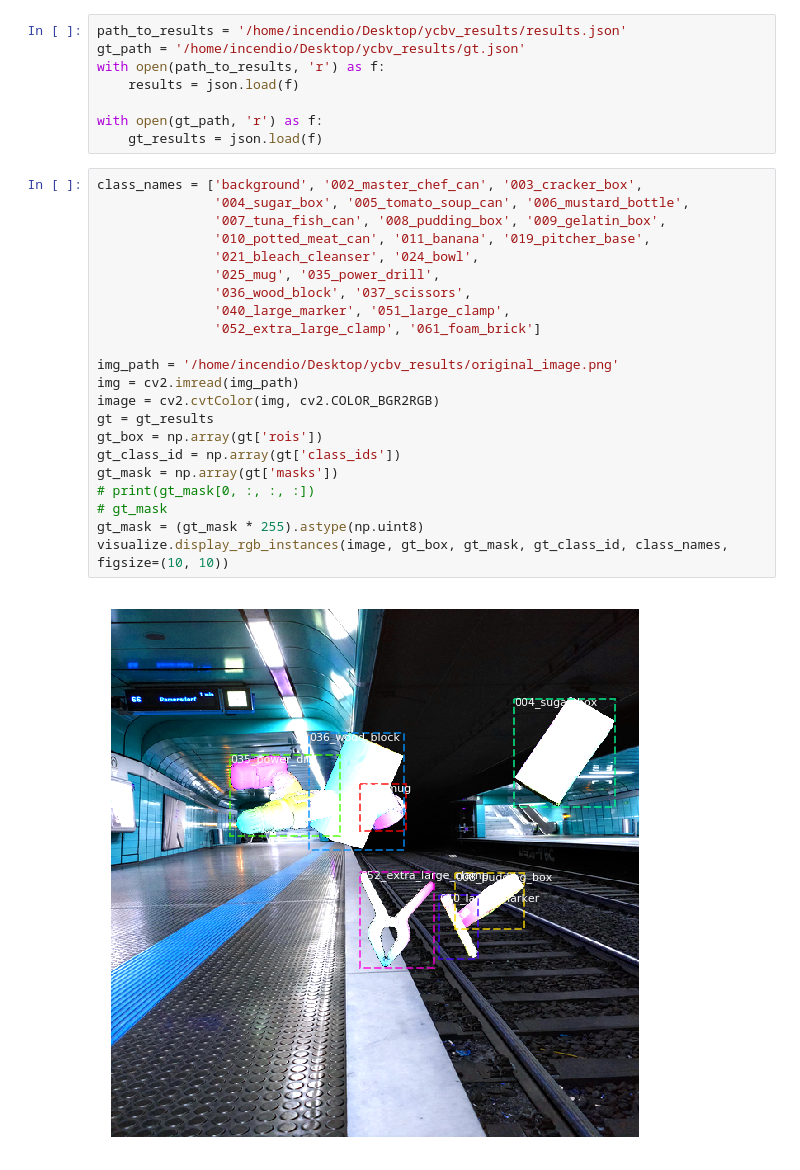
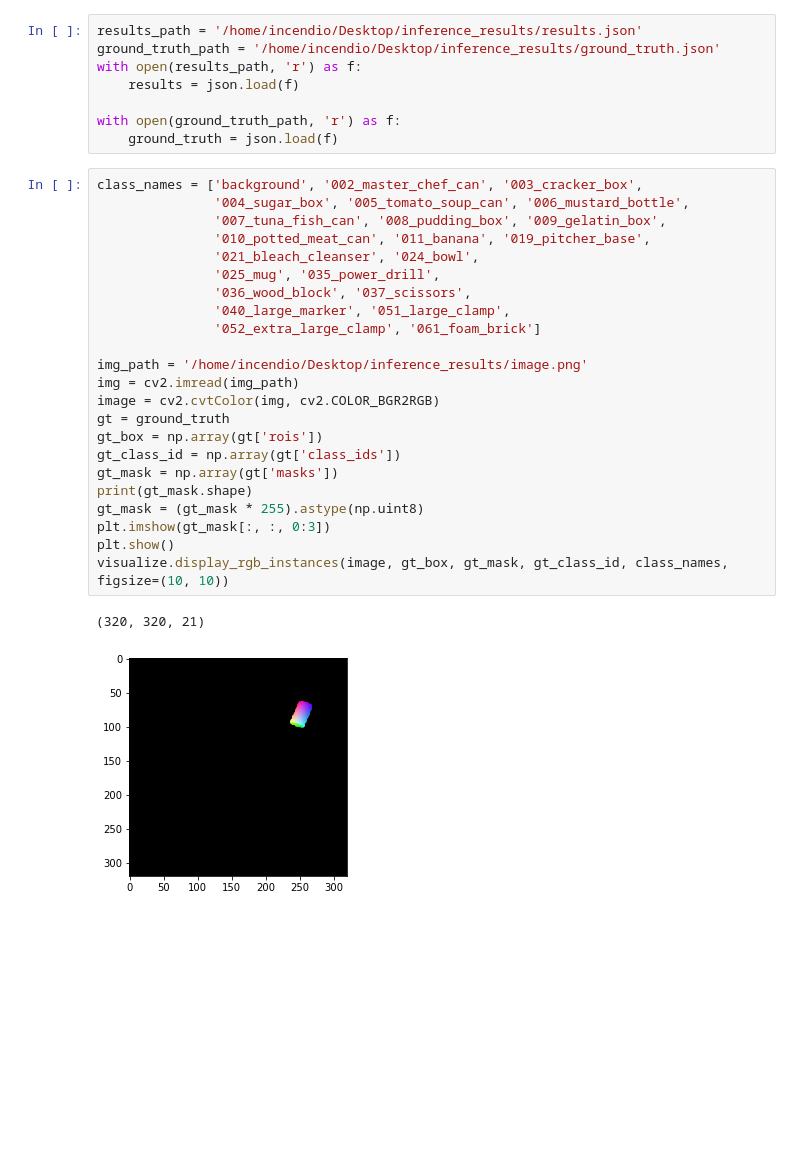
Before and after one commit to CosmosHua/Pose_Estimation, a Jupyter notebook: samples/ycbv/inspect_inference.ipynb, the cells around one changed output. Drawn from its saved outputs; the diff is of its cells as text; blank space fills up the shorter version.

```diff
--- a/samples/ycbv/inspect_inference.ipynb
+++ b/samples/ycbv/inspect_inference.ipynb
@@ -6,33 +7,35 @@ from mrcnn import visualize
 import matplotlib.pyplot as plt
 # %%
-path_to_results = '/home/incendio/Desktop/ycbv_results/results.json'
-gt_path = '/home/incendio/Desktop/ycbv_results/gt.json'
-with open(path_to_results, 'r') as f:
+results_path = '/home/incendio/Desktop/inference_results/results.json'
+ground_truth_path = '/home/incendio/Desktop/inference_results/ground_truth.json'
+with open(results_path, 'r') as f:
     results = json.load(f)
 
-with open(gt_path, 'r') as f:
-    gt_results = json.load(f)
+with open(ground_truth_path, 'r') as f:
+    ground_truth = json.load(f)
 # %%
 class_names = ['background', '002_master_chef_can', '003_cracker_box',
                '004_sugar_box', '005_tomato_soup_can', '006_mustard_bottle',
                '007_tuna_fish_can', '008_pudding_box', '009_gelatin_box',
                '010_potted_meat_can', '011_banana', '019_pitcher_base',
                '021_bleach_cleanser', '024_bowl',
                '025_mug', '035_power_drill',
                '036_wood_block', '037_scissors',
                '040_large_marker', '051_large_clamp',
                '052_extra_large_clamp', '061_foam_brick']
 
-img_path = '/home/incendio/Desktop/ycbv_results/original_image.png'
+img_path = '/home/incendio/Desktop/inference_results/image.png'
 img = cv2.imread(img_path)
 image = cv2.cvtColor(img, cv2.COLOR_BGR2RGB)
-gt = gt_results
+gt = ground_truth
 gt_box = np.array(gt['rois'])
 gt_class_id = np.array(gt['class_ids'])
 gt_mask = np.array(gt['masks'])
-# print(gt_mask[0, :, :, :])
-# gt_mask
+print(gt_mask.shape)
 gt_mask = (gt_mask * 255).astype(np.uint8)
+plt.imshow(gt_mask[:, :, 0:3])
+plt.show()
 visualize.display_rgb_instances(image, gt_box, gt_mask, gt_class_id, class_names, figsize=(10, 10))
 # %% [output]
+(320, 320, 21)
-[figure, old version]
+[figure, new version]
```
Also changed, not shown: parts of 6 cells of this notebook, 2 other files.
